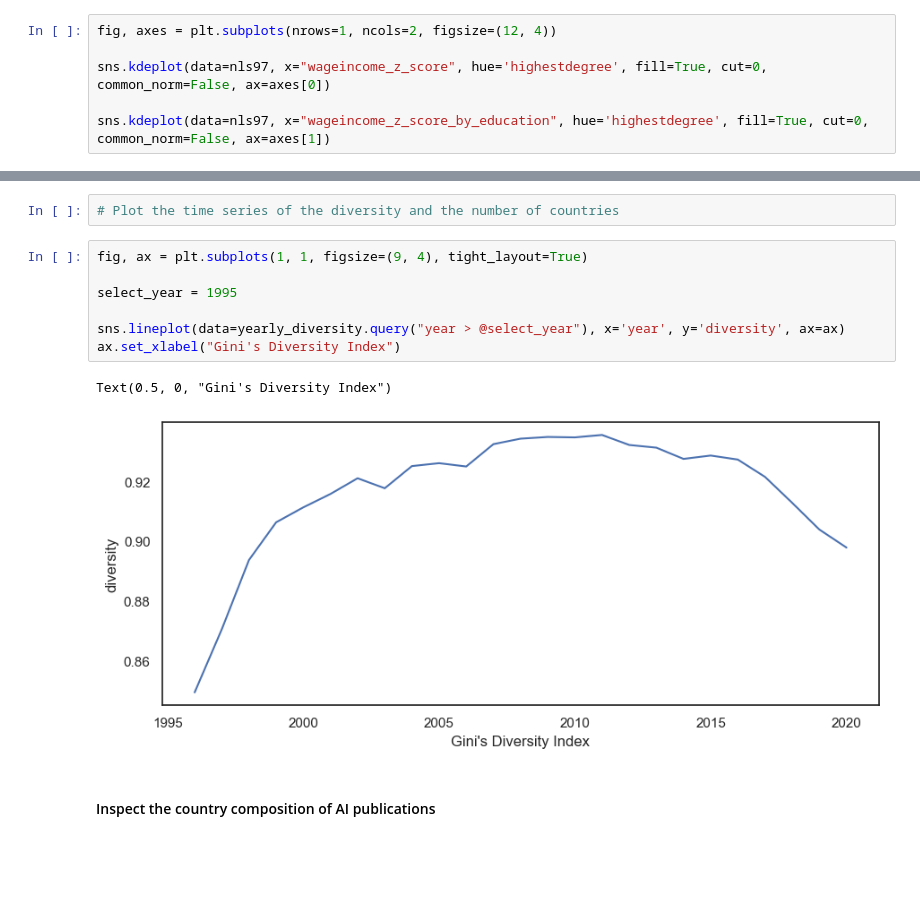
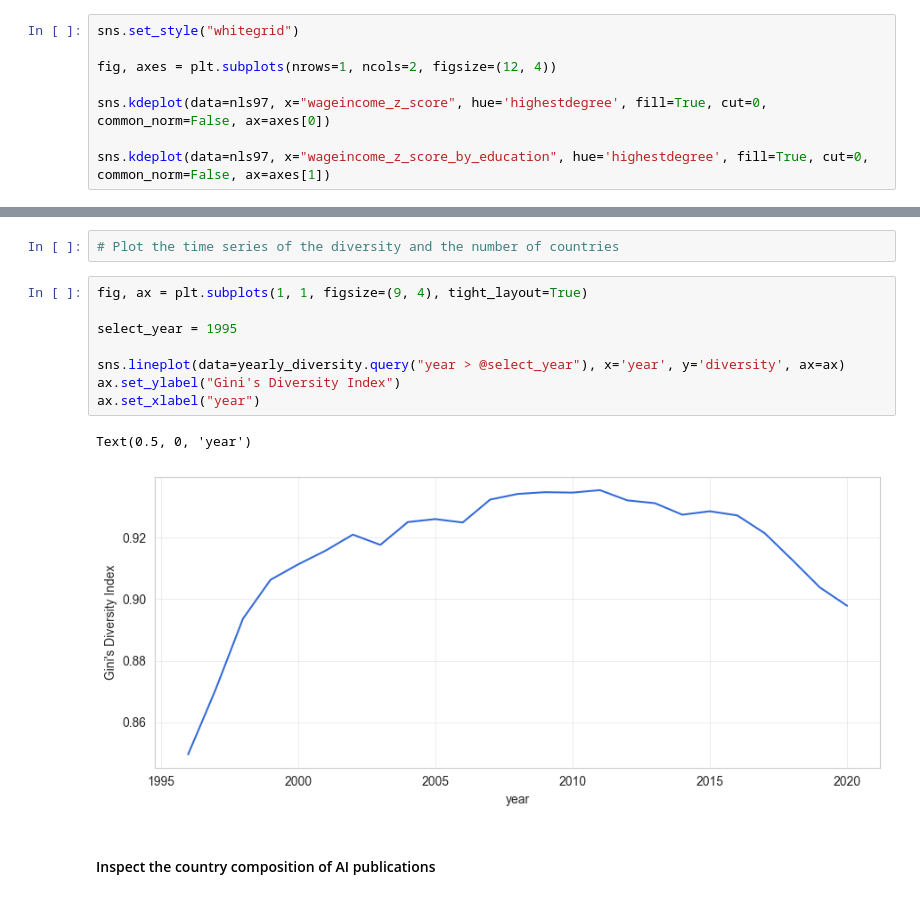
Before and after one commit to jieshu-wang-SBU/EST389_371_2026_spring, a Jupyter notebook: lectures/09-advanced_data_operations/09-05_Common_analytical_features.ipynb, the cells around one changed output, grey strips where cells are left out. Drawn from its saved outputs; the diff is of its cells as text; blank space fills up the shorter version.

```diff
--- a/lectures/09-advanced_data_operations/09-05_Common_analytical_features.ipynb
+++ b/lectures/09-advanced_data_operations/09-05_Common_analytical_features.ipynb
@@ -64,6 +64,8 @@ nls97[['personid', 'highestdegree', 'wageincome','wageincome_z_score','wageincom
 | 3 | 100292 | 4. Bachelors | NaN | NaN | NaN |
 | 4 | 100583 | 2. High School | 30000.0 | -0.478813 | -0.360136 |
 # %%
+sns.set_style("whitegrid")
+
 fig, axes = plt.subplots(nrows=1, ncols=2, figsize=(12, 4))
 
 sns.kdeplot(data=nls97, x="wageincome_z_score", hue='highestdegree', fill=True, cut=0, common_norm=False, ax=axes[0])
@@ -416,13 +419,14 @@ yearly_diversity
 # %%
 fig, ax = plt.subplots(1, 1, figsize=(9, 4), tight_layout=True)
 
 select_year = 1995
 
 sns.lineplot(data=yearly_diversity.query("year > @select_year"), x='year', y='diversity', ax=ax)
-ax.set_xlabel("Gini's Diversity Index")
+ax.set_ylabel("Gini's Diversity Index")
+ax.set_xlabel("year")
 # %% [output]
-Text(0.5, 0, "Gini's Diversity Index")
+Text(0.5, 0, 'year')
-[figure, old version]
+[figure, new version]
 # %% [markdown]
 #### Inspect the country composition of AI publications
 # %%
```
Also changed, not shown: parts of 9 cells of this notebook, 2 other files.
